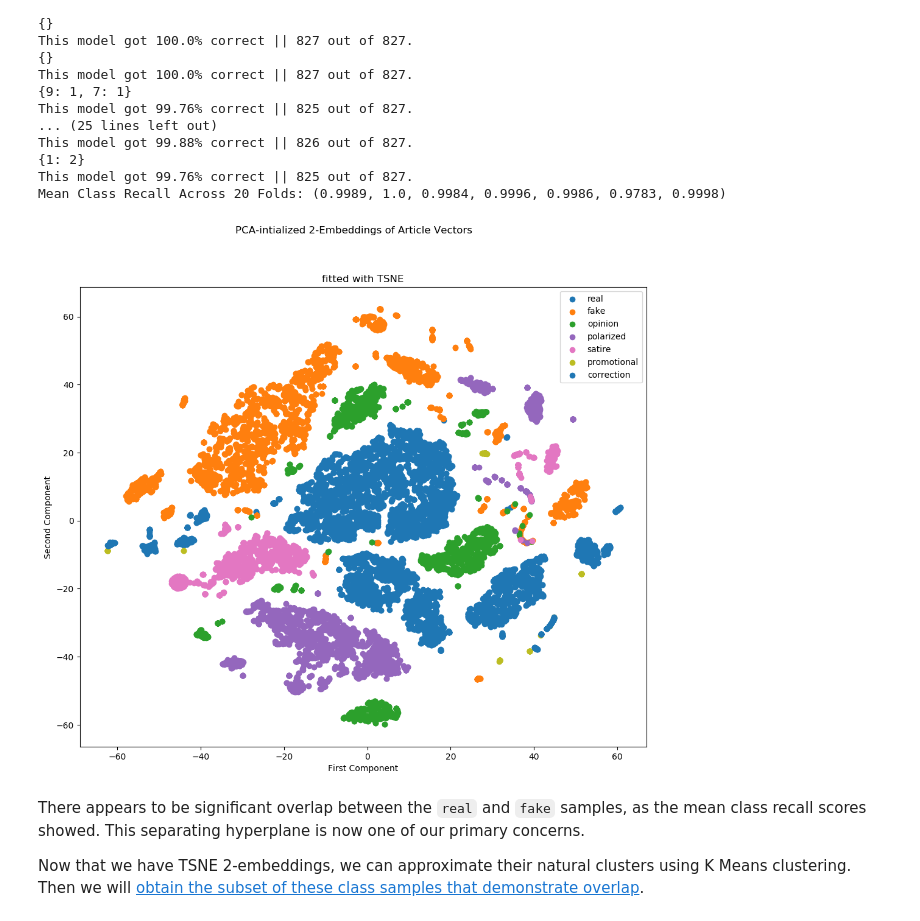
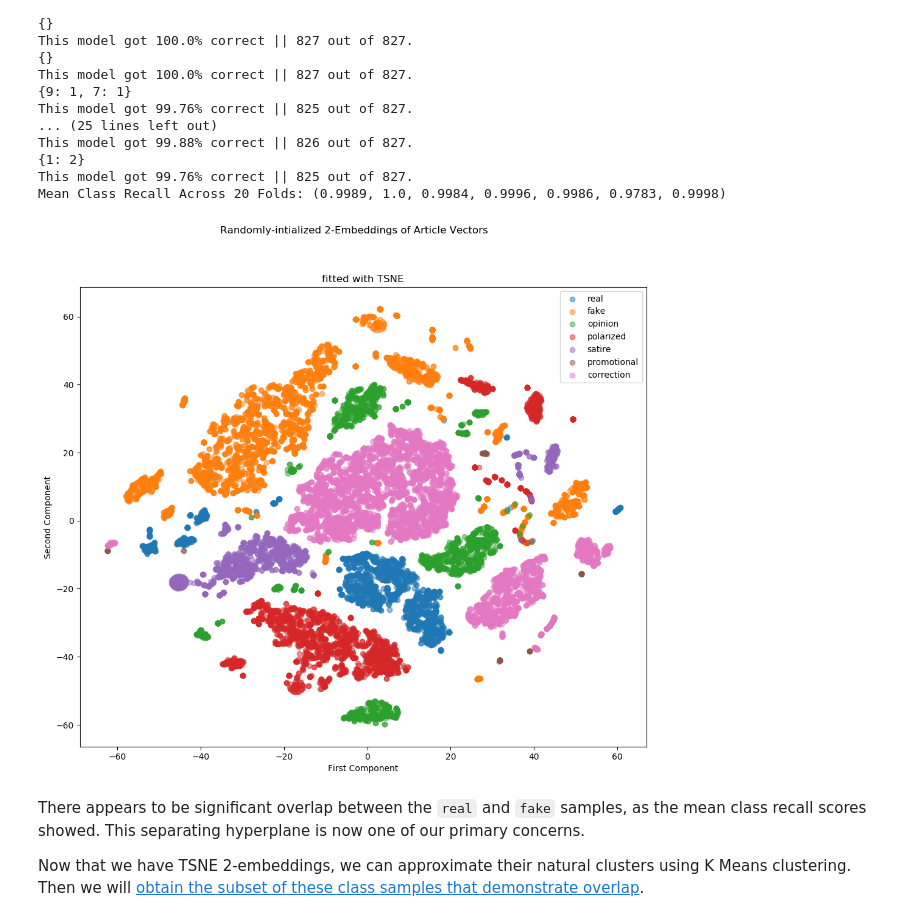
Before and after one commit to lethaiq/SysFake-1, a Jupyter notebook: notebooks/multinom_svc_diagnostics.ipynb, the cells around one changed output. Saved outputs shown, nothing was run; the diff lists cells and outputs as text; code cells hidden in the pictures.

```diff
--- a/notebooks/multinom_svc_diagnostics.ipynb
+++ b/notebooks/multinom_svc_diagnostics.ipynb
@@ -316,38 +316,38 @@ if not isinstance(embedded, pd.DataFrame) and isinstance(embedded, np.ndarray):
     x, y = embedded[:,0], embedded[:,1]
     embedded = pd.DataFrame({'x':x, 'y':y, 'label':d_full['label']})
 
 #norms_alpha = pd.DataFrame({'alpha':embedded[['x','y']].apply(np.linalg.norm, axis=1)})
 #norms_alpha[['label']] = embedded[['label']]
 #norms_alpha[['alpha']] = MinMaxScaler().fit_transform(norms_alpha[['alpha']].to_numpy().reshape(-1,1))
 
 # we need a mapping of numeric label to string label
 # in a moment we will use it to assemble the plot's legend
 
 fig, ax = plt.subplots(figsize=(12,10), dpi=100)
 
 #cmap = plt.cm.get_cmap(plt.cm.plasma, max(CLASS_DICT.values()))
 
-for classname, label in CLASS_DICT.items():
+for i, (classname, label) in enumerate(CLASS_DICT.items()):
     subset = embedded.query(f'label=={label!s}')
     #color = np.array(cmap(float(label)), ndmin=2)
     #color = cmap(label)
     #color = np.repeat(color, len(subset), axis=0)
     #color[:,3] = norms_alpha[norms_alpha['label']==label]['alpha'].to_numpy()
     #color[:,3] = norms_alpha[norms_alpha['label']==label]['alpha'].to_numpy()
     #print(color.shape)
     x_subset, y_subset = subset['x'], subset['y']
     ax.scatter(x_subset, y_subset,
                label=classname,
-               color="C"+str(label-1))
+               color="C"+str(i), alpha=0.5)
 
 ax.legend()
-plt.suptitle("PCA-intialized 2-Embeddings of Article Vectors")
+plt.suptitle("Randomly-intialized 2-Embeddings of Article Vectors")
 plt.title("fitted with TSNE")
 plt.xlabel("First Component")
 plt.ylabel("Second Component")
-plt.savefig(f"./figures/TSNE-2_init=PCA_random_state={random_state!s}_classlabels.png", dpi=1000)
+plt.savefig(f"./figures/TSNE-2_init=random_random_state={random_state!s}_classlabels.png", dpi=1000)
 # %% [output]
-[figure, old version]
+[figure, new version]
 # %% [markdown]
 There appears to be significant overlap between the `real` and `fake` samples, as the mean class recall scores showed. This separating hyperplane is now one of our primary concerns.
 
```
Also changed, not shown: 1 other file.
